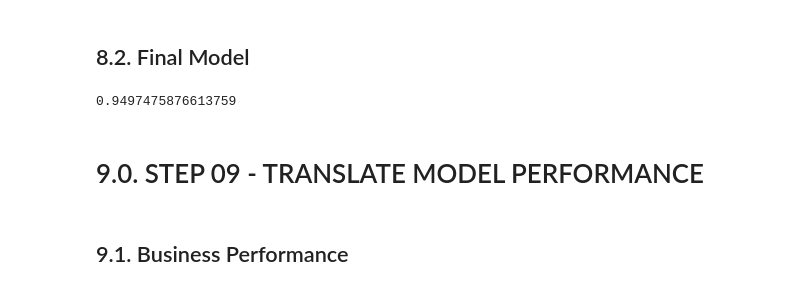
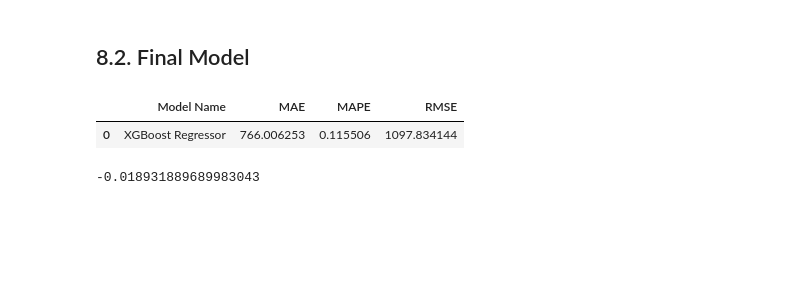
Before and after one commit to DCraveiro/Rossmann-Sales-Prediction, a Jupyter notebook: m08_v01_store_sales_prediction.ipynb, the cells around one changed output. Drawn from its saved outputs; the diff is of its cells as text; code cells hidden in the pictures; blank space fills up the shorter version.

Commit message:
correction final model

```diff
--- a/m08_v01_store_sales_prediction.ipynb
+++ b/m08_v01_store_sales_prediction.ipynb
@@ -1350,9 +1320,19 @@ xgb_result_tuned = ml_error('XGBoost Regressor', np.expm1(y_test), np.expm1(yhat
+# %%
+# LOAD MODEL FROM FILE
+model_xgb_tuned = pickle.load(open('/Users/debor/repos/DS-Community-Course/model/model_xgb_rossmann.pkl', 'rb'))
+
+# PREDICTION
+yhat_xgb_tuned = model_xgb_tuned.predict(x_test)
+
+# PERFORMANCE
+xgb_result_tuned = ml_error('XGBoost Regressor', np.expm1(y_test), np.expm1(yhat_xgb_tuned))
+xgb_result_tuned
+# %% [output]
+|  | Model Name | MAE | MAPE | RMSE |
+| 0 | XGBoost Regressor | 766.006253 | 0.115506 | 1097.834144 |
 # %%
 # positive if underestimated, negative if overestimated
 mpe = mean_perc_error(np.expm1(y_test), np.expm1(yhat_xgb_tuned))
-
 mpe
 # %% [output]
-0.9497475876613759
+-0.018931889689983043
-# %% [markdown]
-# 9.0. STEP 09 - TRANSLATE MODEL PERFORMANCE
@@ -1365,2 +1338,0 @@ df9['predictions'] = np.expm1(yhat_xgb_tuned)
-# %% [markdown]
-## 9.1. Business Performance
```
Also changed, not shown: parts of 35 cells of this notebook.
